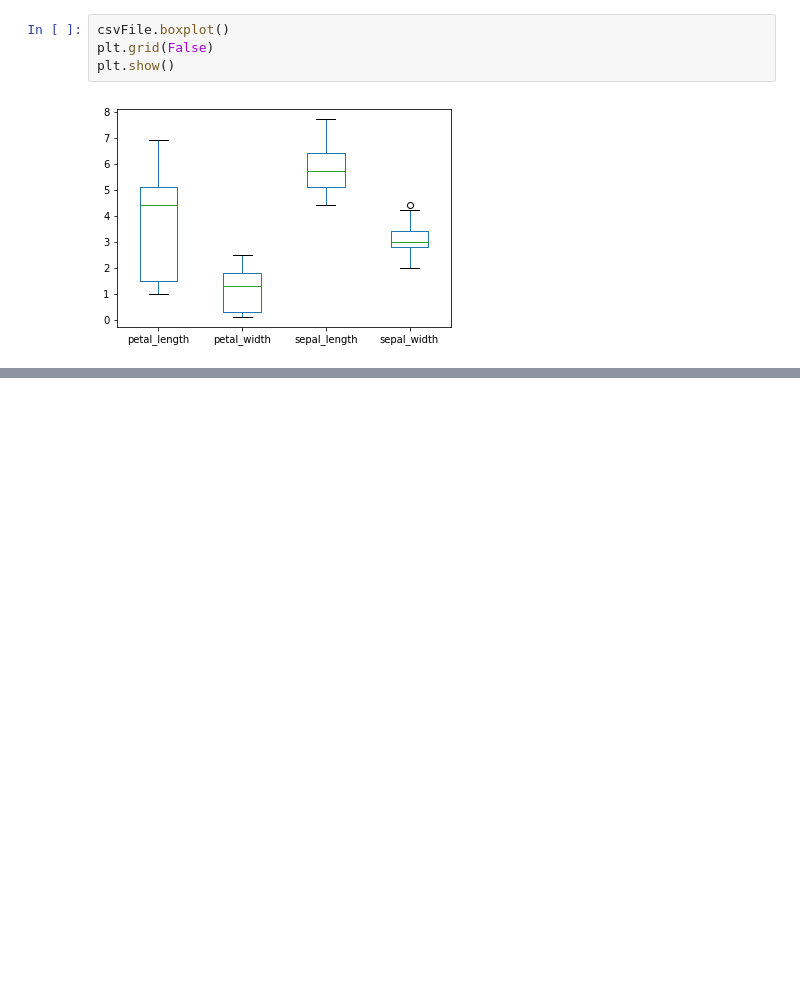
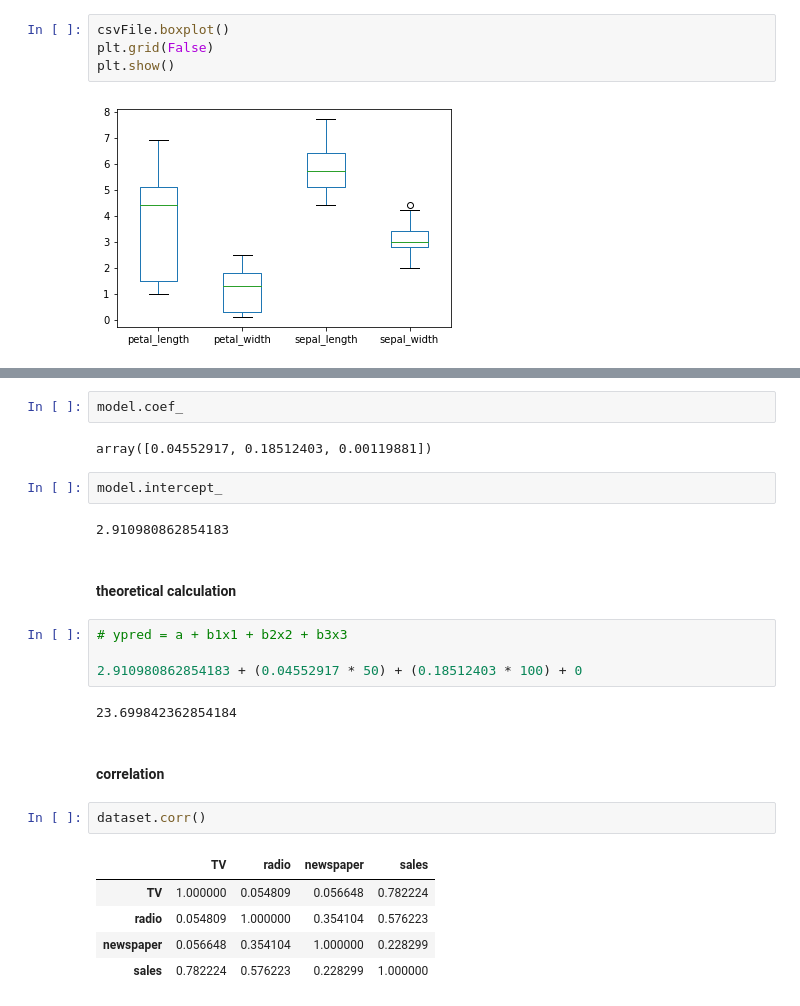
Before and after one commit to sharmasaravanan/Machine_learning, a Jupyter notebook: skillTechnika.ipynb, the cells around one changed output, grey strips where cells are left out. Drawn from its saved outputs; the diff is of its cells as text; blank space fills up the shorter version.

```diff
--- a/skillTechnika.ipynb
+++ b/skillTechnika.ipynb
@@ -1611,0 +1610,26 @@ dataset.groupby("sales").count()
+# %%
+model.coef_
+# %% [output]
+array([0.04552917, 0.18512403, 0.00119881])
+# %%
+model.intercept_
+# %% [output]
+2.910980862854183
+# %% [markdown]
+#### theoretical calculation
+# %%
+# ypred = a + b1x1 + b2x2 + b3x3
+
+2.910980862854183 + (0.04552917 * 50) + (0.18512403 * 100) + 0
+# %% [output]
+23.699842362854184
+# %% [markdown]
+#### correlation
+# %%
+dataset.corr()
+# %% [output]
+|  | TV | radio | newspaper | sales |
+| TV | 1.000000 | 0.054809 | 0.056648 | 0.782224 |
+| radio | 0.054809 | 1.000000 | 0.354104 | 0.576223 |
+| newspaper | 0.056648 | 0.354104 | 1.000000 | 0.228299 |
+| sales | 0.782224 | 0.576223 | 0.228299 | 1.000000 |
```
Also changed, not shown: parts of 98 cells of this notebook.
